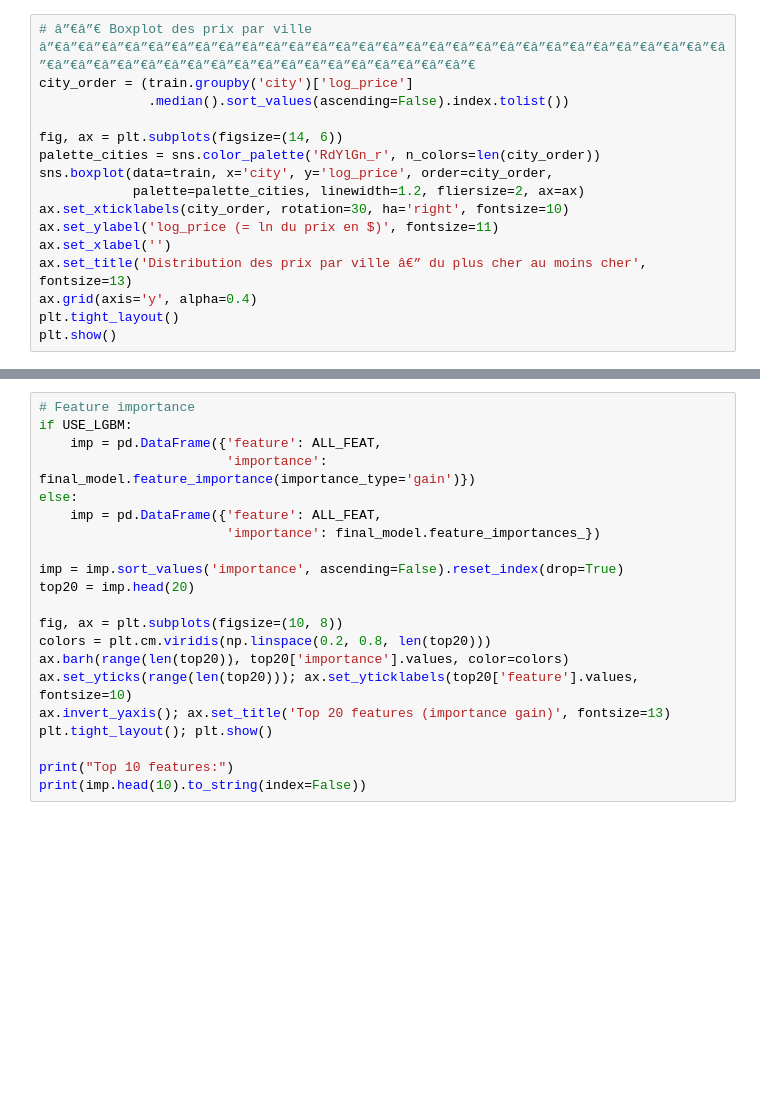
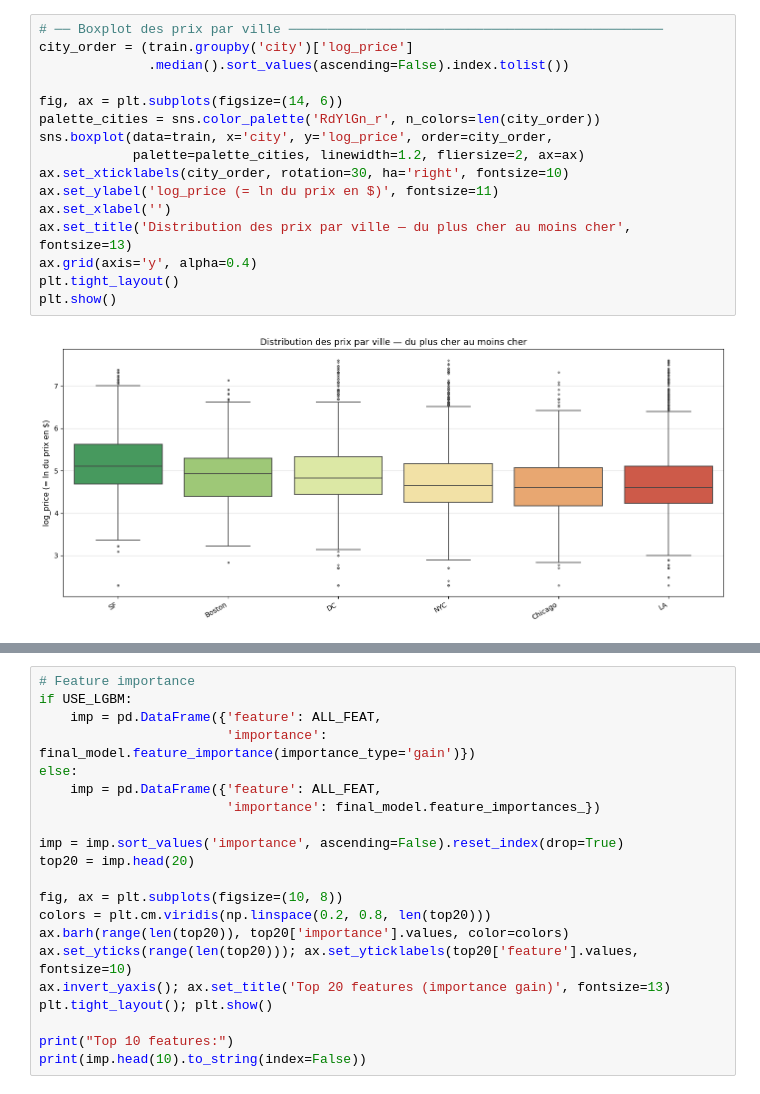
Before and after one commit to DZ-Ramzy/Airbnb_project, a Jupyter notebook: airbnb_prediction.ipynb, the cells around one changed output, grey strips where cells are left out. Cells and saved outputs as stored; diff of their text form; blank space fills up the shorter version.

```diff
--- a/airbnb_prediction.ipynb
+++ b/airbnb_prediction.ipynb
@@ -197,17 +245,19 @@ plt.show()
 # %%
-# â”€â”€ Boxplot des prix par ville â”€â”€â”€â”€â”€â”€â”€â”€â”€â”€â”€â”€â”€â”€â”€â”€â”€â”€â”€â”€â”€â”€â”€â”€â”€â”€â”€â”€â”€â”€â”€â”€â”€â”€â”€â”€â”€â”€â”€â”€â”€â”€â”€â”€â”€â”€â”€â”€
+# ── Boxplot des prix par ville ────────────────────────────────────────────────
 city_order = (train.groupby('city')['log_price']
               .median().sort_values(ascending=False).index.tolist())
 
 fig, ax = plt.subplots(figsize=(14, 6))
 palette_cities = sns.color_palette('RdYlGn_r', n_colors=len(city_order))
 sns.boxplot(data=train, x='city', y='log_price', order=city_order,
             palette=palette_cities, linewidth=1.2, fliersize=2, ax=ax)
 ax.set_xticklabels(city_order, rotation=30, ha='right', fontsize=10)
 ax.set_ylabel('log_price (= ln du prix en $)', fontsize=11)
 ax.set_xlabel('')
-ax.set_title('Distribution des prix par ville â€” du plus cher au moins cher', fontsize=13)
+ax.set_title('Distribution des prix par ville — du plus cher au moins cher', fontsize=13)
 ax.grid(axis='y', alpha=0.4)
 plt.tight_layout()
 plt.show()
+# %% [output]
+[figure, added]
 # %%
```
Also changed, not shown: parts of 58 cells of this notebook.
